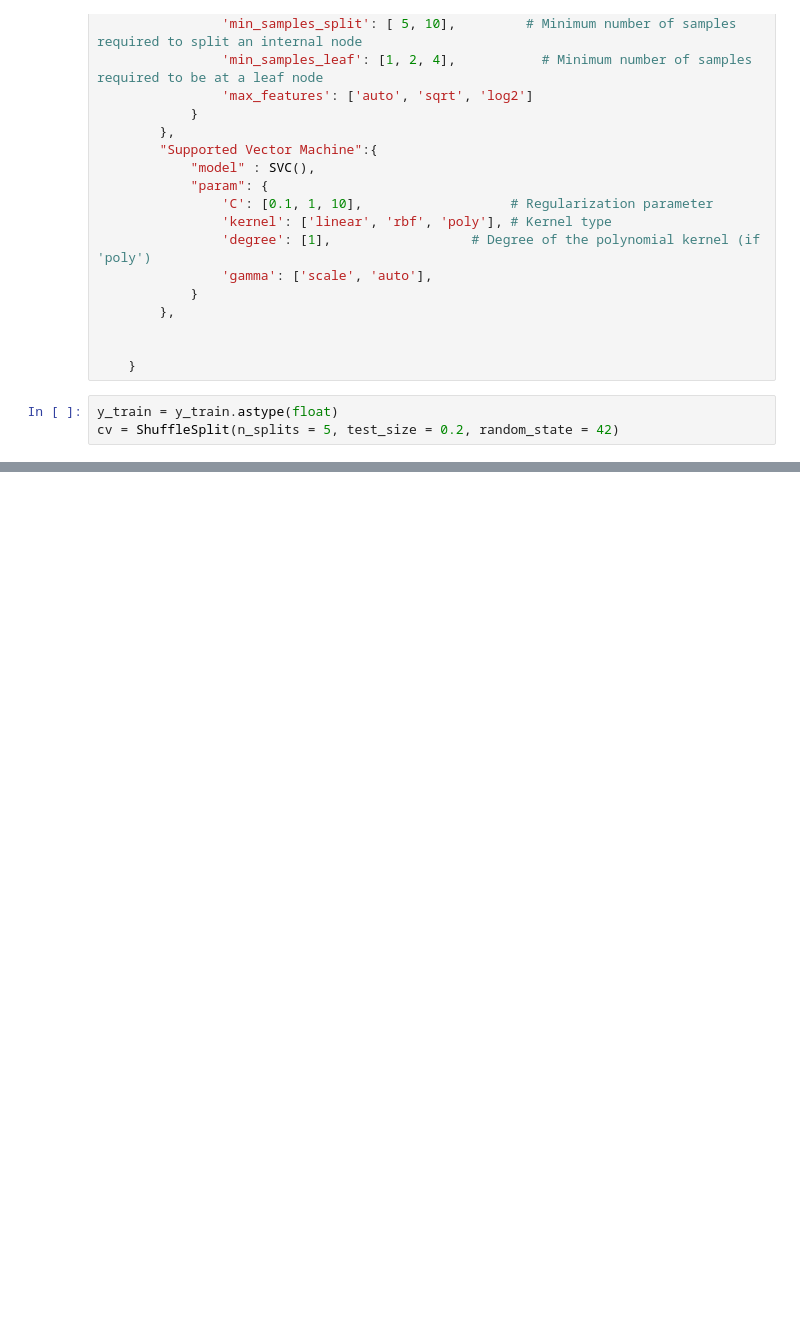
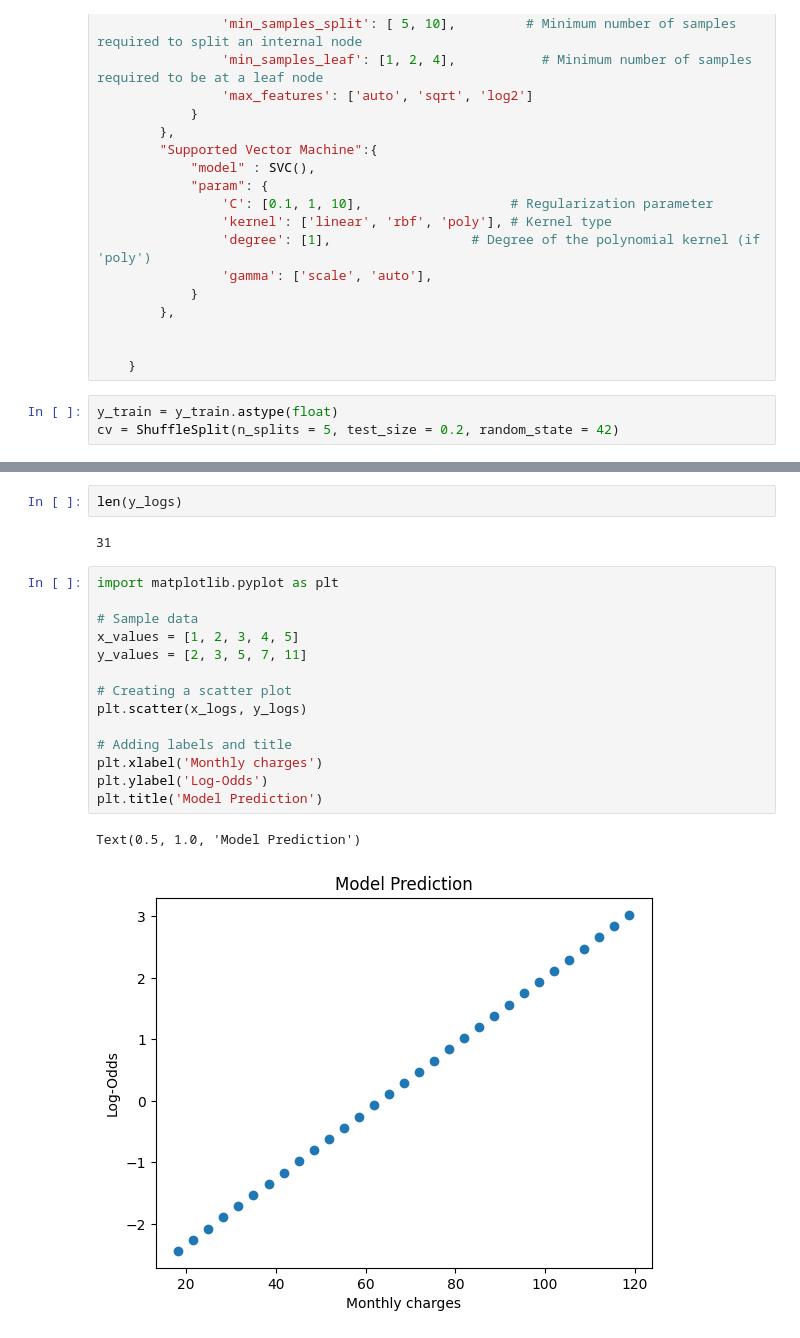
Before and after one commit to maarcelos/mc959, a Jupyter notebook: trabalho 5/telco-customer-churn (1).ipynb, the cells around one changed output, grey strips where cells are left out. Saved outputs shown, nothing was run; the diff lists cells and outputs as text; blank space fills up the shorter version.

```diff
--- a/trabalho 5/telco-customer-churn (1).ipynb
+++ b/trabalho 5/telco-customer-churn (1).ipynb
@@ -491,0 +560,21 @@ Text(0.5, 1.0, 'Model Prediction')
+# %%
+len(y_logs)
+# %% [output]
+31
+# %%
+import matplotlib.pyplot as plt
+
+# Sample data
+x_values = [1, 2, 3, 4, 5]
+y_values = [2, 3, 5, 7, 11]
+
+# Creating a scatter plot
+plt.scatter(x_logs, y_logs)
+
+# Adding labels and title
+plt.xlabel('Monthly charges')
+plt.ylabel('Log-Odds')
+plt.title('Model Prediction')
+# %% [output]
+Text(0.5, 1.0, 'Model Prediction')
+[figure, added]
```
Also changed, not shown: parts of 22 cells of this notebook.
